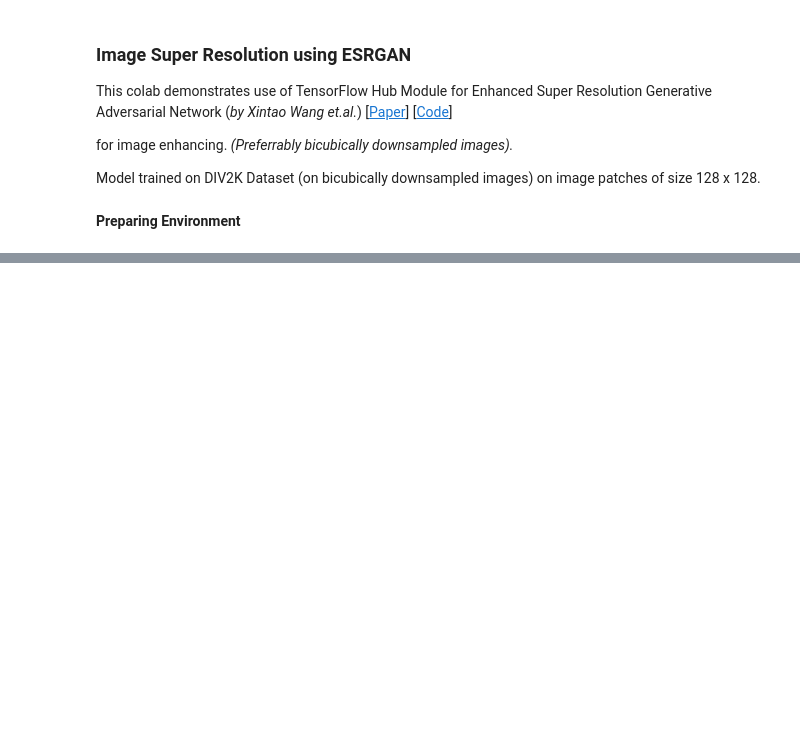
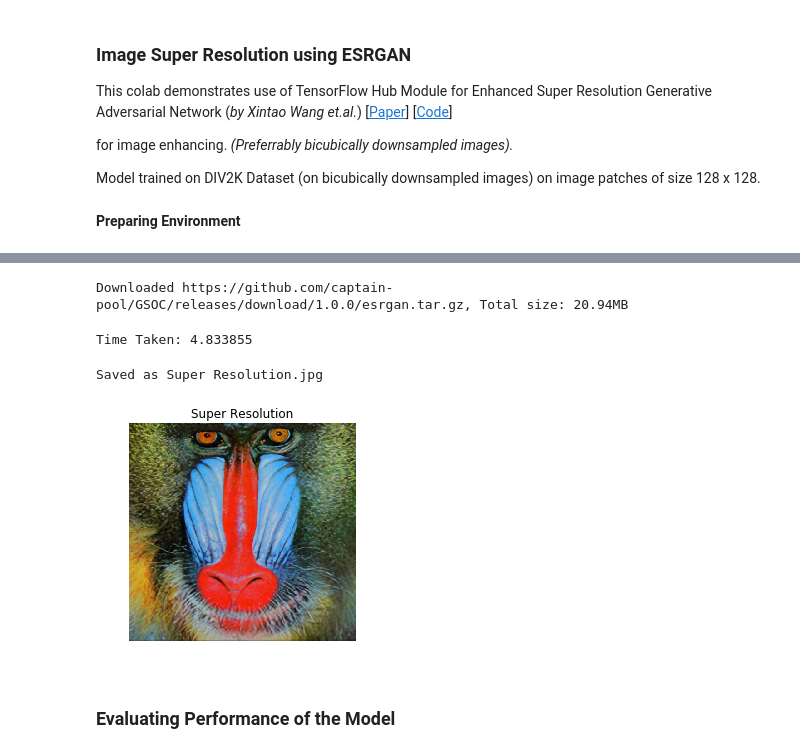
Before and after one commit to tensorflow/hub, a Jupyter notebook: examples/colab/image_enhancing.ipynb, the cells around one changed output, grey strips where cells are left out. Drawn from its saved outputs; the diff is of its cells as text; code cells hidden in the pictures; blank space fills up the shorter version.

```diff
--- a/examples/colab/image_enhancing.ipynb
+++ b/examples/colab/image_enhancing.ipynb
@@ -137,0 +112,20 @@ save_image(hr_image, filename="Original Image")
+# %%
+model = hub.load(SAVED_MODEL_PATH)
+# %% [output]
+Downloaded https://github.com/captain-pool/GSOC/releases/download/1.0.0/esrgan.tar.gz, Total size: 20.94MB
+# %%
+start = time.time()
+fake_image = model.call(hr_image)
+fake_image = tf.squeeze(fake_image)
+print("Time Taken: %f" % (time.time() - start))
+# %% [output]
+Time Taken: 4.833855
+# %%
+# Plotting Super Resolution Image
+plot_image(tf.squeeze(fake_image), title="Super Resolution")
+save_image(tf.squeeze(fake_image), filename="Super Resolution")
+# %% [output]
+Saved as Super Resolution.jpg
+[figure, added]
+# %% [markdown]
+### Evaluating Performance of the Model
```
Also changed, not shown: parts of 21 cells of this notebook.
